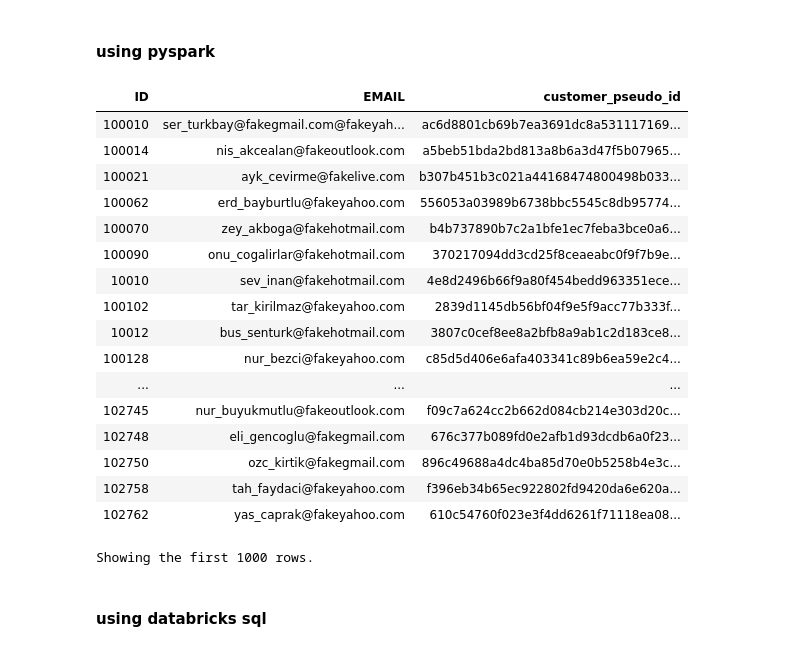
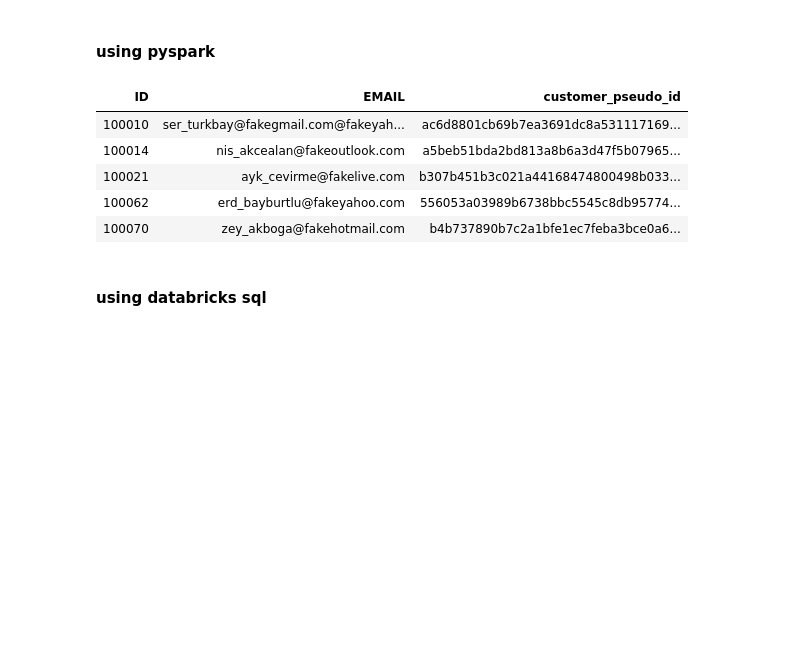
Before and after one commit to Sam-Panda/dbkpocs, a Jupyter notebook: databricks_results/GDPR_implementation.ipynb, the cells around one changed output. Cells and saved outputs as stored; diff of their text form; code cells hidden in the pictures; blank space fills up the shorter version.

```diff
--- a/databricks_results/GDPR_implementation.ipynb
+++ b/databricks_results/GDPR_implementation.ipynb
@@ -199,27 +163,15 @@ Showing the first 1000 rows.
 # %%
 encrypted = spark.sql('''select a.*,e.encryption_key from gdpr.raw_customer_data as a
 inner join gdpr.encryption_keys as e on e.ID=a.ID''')
 decrypted = encrypted.withColumn("EMAIL", decrypt("EMAIL",(col("encryption_Key")))).drop("encryption_Key")
-display(decrypted.select("ID", "EMAIL","customer_pseudo_id" ))
+display(decrypted.select("ID", "EMAIL","customer_pseudo_id" ).limit(5))
 # %% [output]
 | ID | EMAIL | customer_pseudo_id |
 | 100010 | ser_turkbay@fakegmail.com@fakeyah... | ac6d8801cb69b7ea3691dc8a531117169... |
 | 100014 | nis_akcealan@fakeoutlook.com | a5beb51bda2bd813a8b6a3d47f5b07965... |
 | 100021 | ayk_cevirme@fakelive.com | b307b451b3c021a44168474800498b033... |
 | 100062 | erd_bayburtlu@fakeyahoo.com | 556053a03989b6738bbc5545c8db95774... |
 | 100070 | zey_akboga@fakehotmail.com | b4b737890b7c2a1bfe1ec7feba3bce0a6... |
-| 100090 | onu_cogalirlar@fakehotmail.com | 370217094dd3cd25f8ceaeabc0f9f7b9e... |
-| 10010 | sev_inan@fakehotmail.com | 4e8d2496b66f9a80f454bedd963351ece... |
-| 100102 | tar_kirilmaz@fakeyahoo.com | 2839d1145db56bf04f9e5f9acc77b333f... |
-| 10012 | bus_senturk@fakehotmail.com | 3807c0cef8ee8a2bfb8a9ab1c2d183ce8... |
-| 100128 | nur_bezci@fakeyahoo.com | c85d5d406e6afa403341c89b6ea59e2c4... |
-| ... | ... | ... |
-| 102745 | nur_buyukmutlu@fakeoutlook.com | f09c7a624cc2b662d084cb214e303d20c... |
-| 102748 | eli_gencoglu@fakegmail.com | 676c377b089fd0e2afb1d93dcdb6a0f23... |
-| 102750 | ozc_kirtik@fakegmail.com | 896c49688a4dc4ba85d70e0b5258b4e3c... |
-| 102758 | tah_faydaci@fakeyahoo.com | f396eb34b65ec922802fd9420da6e620a... |
-| 102762 | yas_caprak@fakeyahoo.com | 610c54760f023e3f4dd6261f71118ea08... |
-Showing the first 1000 rows.
 # %% [markdown]
 #### using databricks sql
 # %%
```
Also changed, not shown: parts of 8 cells of this notebook, 1 other file.
